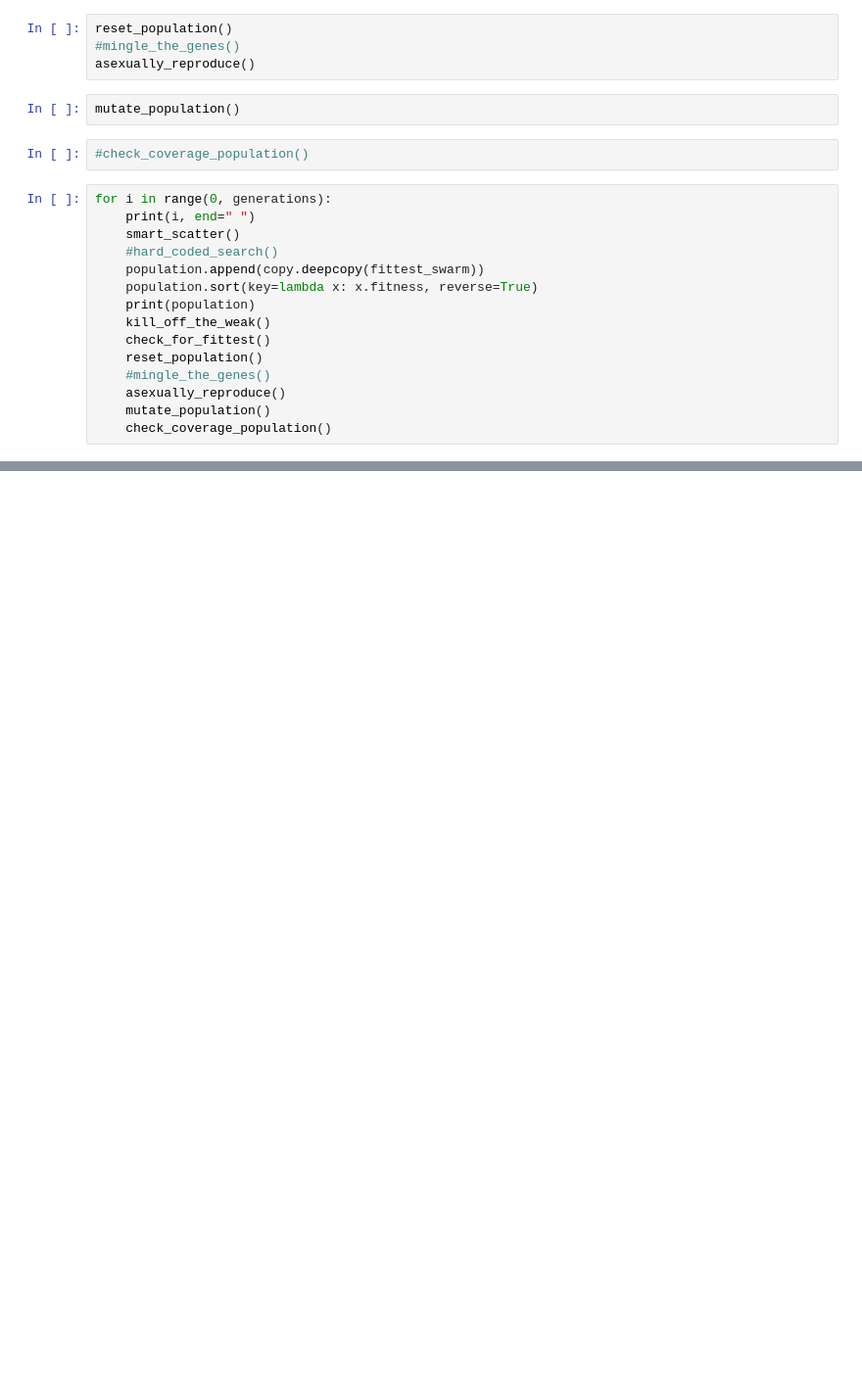
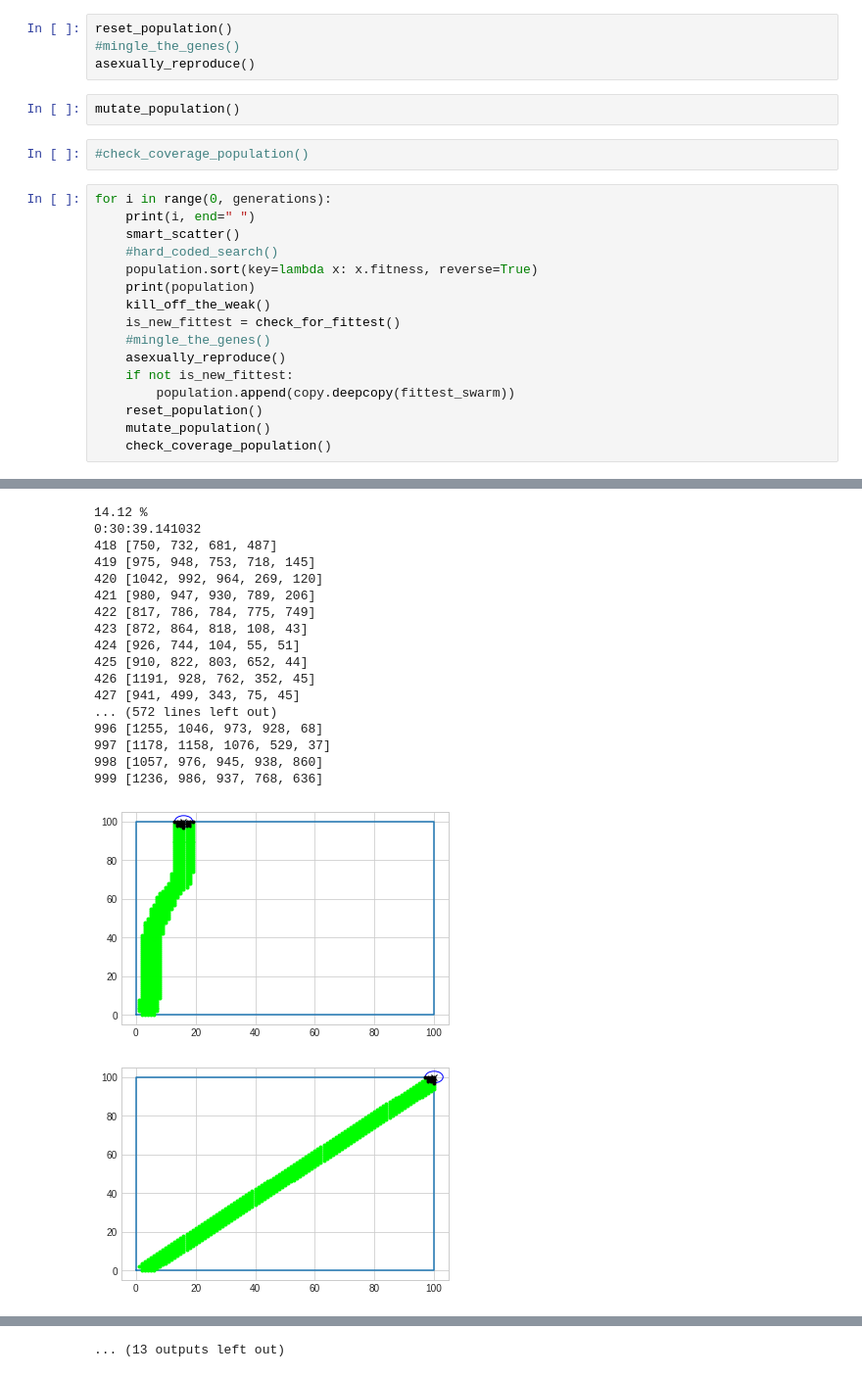
Before and after one commit to ruetten/Intelligent-Drone-Sim, a Jupyter notebook: GA Drones.ipynb, the cells around one changed output, grey strips where cells are left out. Shown: that part at 98% size. Saved outputs shown, nothing was run; the diff lists cells and outputs as text; blank space fills up the shorter version.

```diff
--- a/GA Drones.ipynb
+++ b/GA Drones.ipynb
@@ -761,14 +765,15 @@ for i in range(0, generations):
     print(i, end=" ")
     smart_scatter()
     #hard_coded_search()
-    population.append(copy.deepcopy(fittest_swarm))
     population.sort(key=lambda x: x.fitness, reverse=True)
     print(population)
     kill_off_the_weak()
-    check_for_fittest()
-    reset_population()
+    is_new_fittest = check_for_fittest()
     #mingle_the_genes()
     asexually_reproduce()
+    if not is_new_fittest:
+        population.append(copy.deepcopy(fittest_swarm))
+    reset_population()
     mutate_population()
     check_coverage_population()
 # %% [output]
@@ -781,0 +797,19 @@ for i in range(0, generations):
+14.12 %
+0:30:39.141032
+418 [750, 732, 681, 487]
+419 [975, 948, 753, 718, 145]
+420 [1042, 992, 964, 269, 120]
+421 [980, 947, 930, 789, 206]
+422 [817, 786, 784, 775, 749]
+423 [872, 864, 818, 108, 43]
+424 [926, 744, 104, 55, 51]
+425 [910, 822, 803, 652, 44]
+426 [1191, 928, 762, 352, 45]
+427 [941, 499, 343, 75, 45]
+... (572 lines left out)
+996 [1255, 1046, 973, 928, 68]
+997 [1178, 1158, 1076, 529, 37]
+998 [1057, 976, 945, 938, 860]
+999 [1236, 986, 937, 768, 636]
+[figure, added]
+[figure, added]
@@ -782,2 +824,3 @@ for i in range(0, generations):
+... (13 outputs left out)
 # %%
 print(datetime.datetime.now() - start_time)
```
Also changed, not shown: parts of 6 cells of this notebook.
